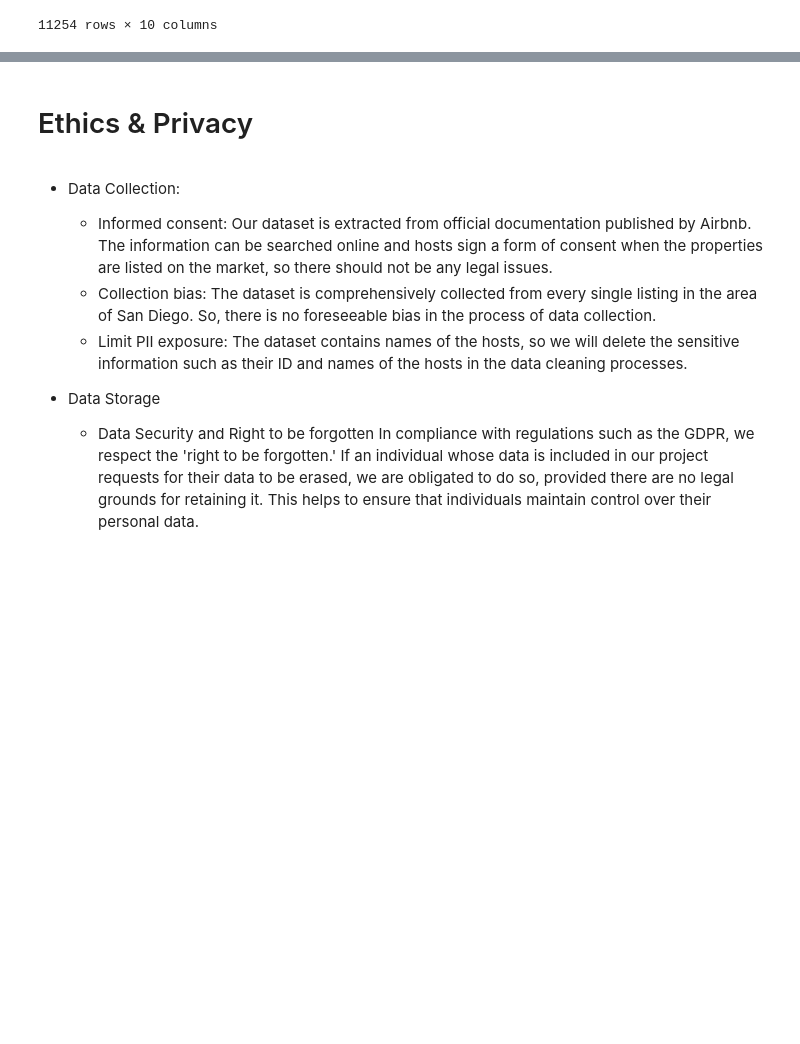
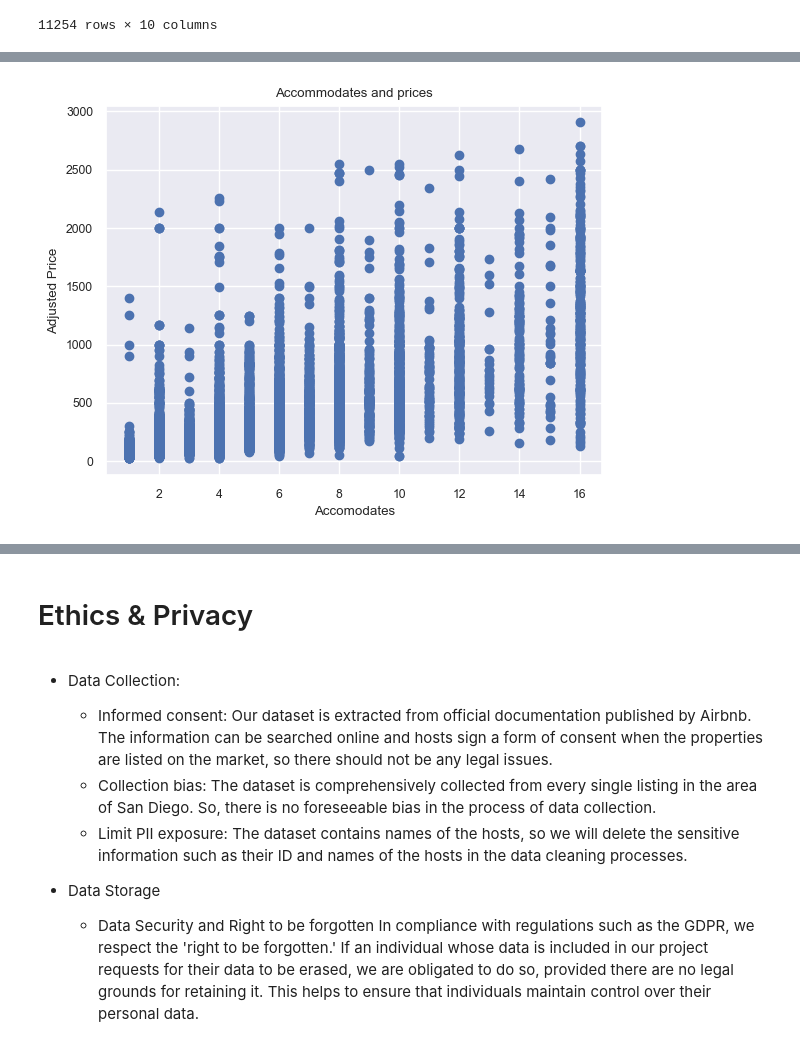
Before and after one commit to COGS118A/Group004-SP23, a Jupyter notebook: Checkpoint_Group004-SP23.ipynb, the cells around one changed output, grey strips where cells are left out. Drawn from its saved outputs; the diff is of its cells as text; code cells hidden in the pictures; blank space fills up the shorter version.

```diff
--- a/Checkpoint_Group004-SP23.ipynb
+++ b/Checkpoint_Group004-SP23.ipynb
@@ -366,0 +383,8 @@ clean_merged.groupby('id').mean()
+# %%
+plt.scatter(x = clean_merged.groupby('id').mean().accommodates, y = clean_merged.groupby('id').mean().adjusted_price)
+plt.title("Accommodates and prices")
+plt.xlabel("Accomodates")
+plt.ylabel("Adjusted Price")
+plt.show()
+# %% [output]
+[figure, added]
```
Also changed, not shown: parts of 9 cells of this notebook.
